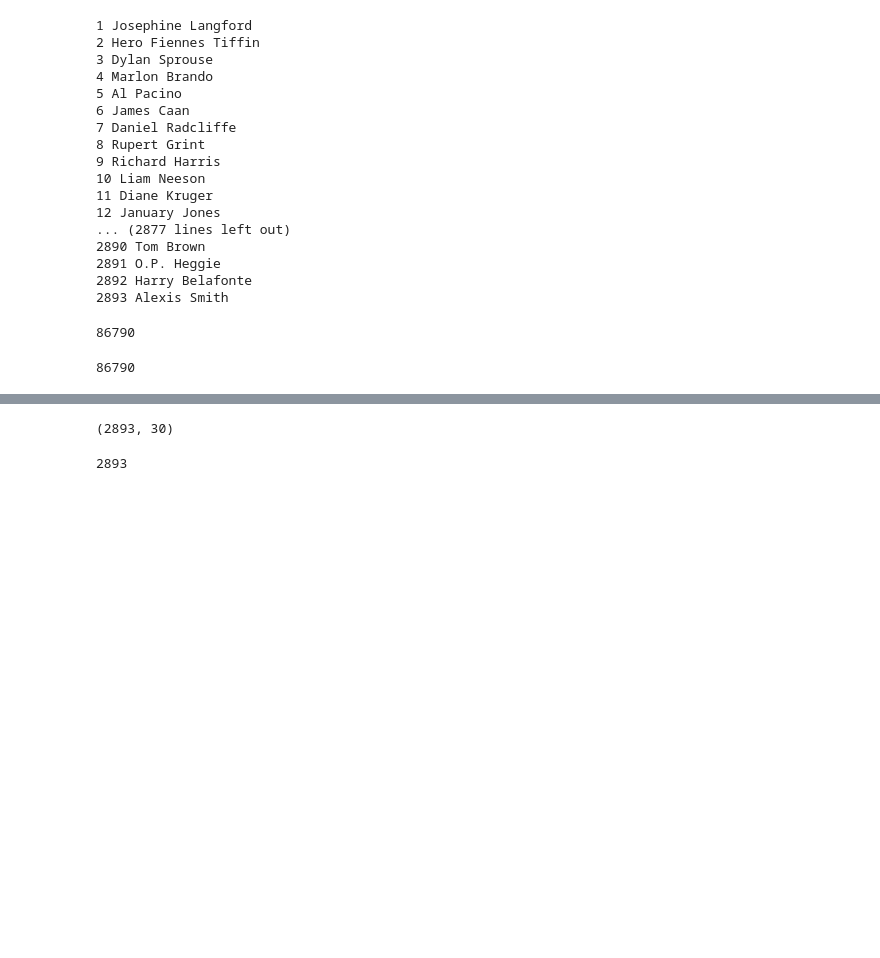
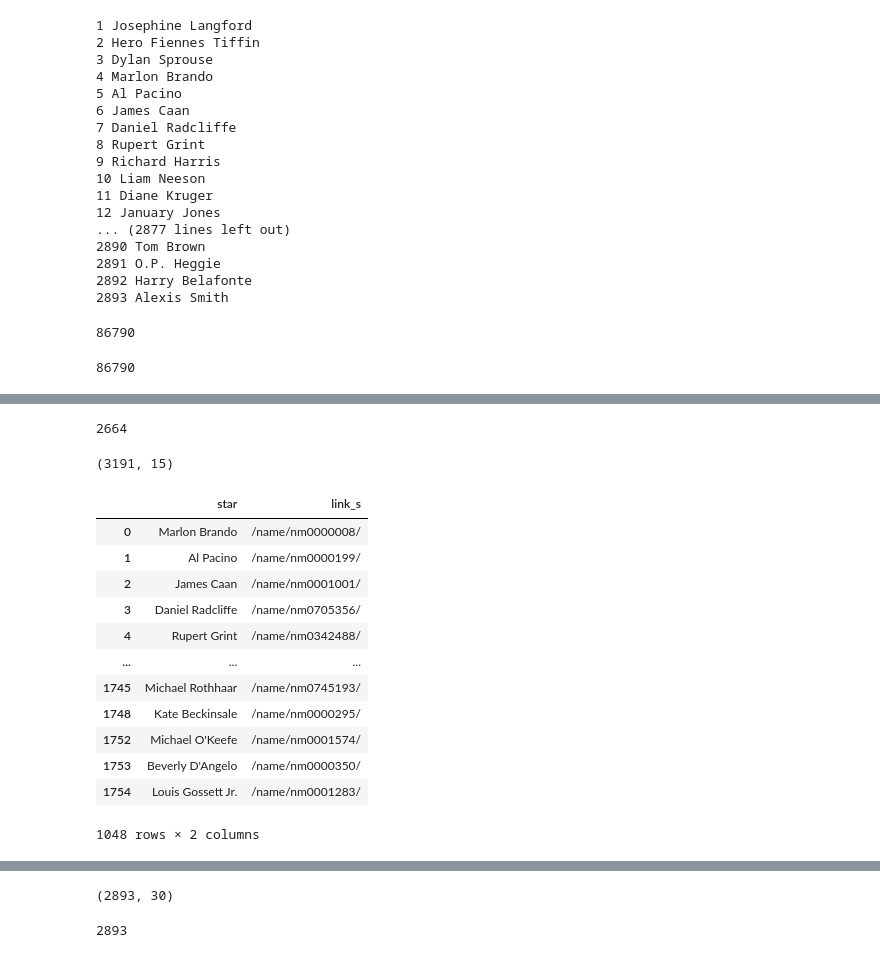
Before and after one commit to katiehuang1221/Predict-Revenue-Of-Movie-Adaptation, a Jupyter notebook: notebooks/imdb_actor_practice.ipynb, the cells around one changed output, grey strips where cells are left out. Saved outputs shown, nothing was run; the diff lists cells and outputs as text; code cells hidden in the pictures; blank space fills up the shorter version.

Commit message:
Update in imdb_actor_practice. Need to create new actor_film_data.

```diff
--- a/notebooks/imdb_actor_practice.ipynb
+++ b/notebooks/imdb_actor_practice.ipynb
@@ -437,0 +441,8 @@ actor_df.to_pickle('../dump/actor_correct_data')
+# %%
+actor_film_data_incomplete.title.nunique()
+# %% [output]
+2664
+# %%
+actor_film_data_incomplete.shape
+# %% [output]
+(3191, 15)
@@ -437,0 +451,20 @@ actor_df.to_pickle('../dump/actor_correct_data')
+# %%
+# Since there's not much time
+# Will just scrape for the 1000+ actors from 580+ movies
+actor_link_dict = pd.read_pickle('../dump/actor_link_dict')
+# %%
+actor_link_dict
+# %% [output]
+|  | star | link_s |
+| 0 | Marlon Brando | /name/nm0000008/ |
+| 1 | Al Pacino | /name/nm0000199/ |
+| 2 | James Caan | /name/nm0001001/ |
+| 3 | Daniel Radcliffe | /name/nm0705356/ |
+| 4 | Rupert Grint | /name/nm0342488/ |
+| ... | ... | ... |
+| 1745 | Michael Rothhaar | /name/nm0745193/ |
+| 1748 | Kate Beckinsale | /name/nm0000295/ |
+| 1752 | Michael O'Keefe | /name/nm0001574/ |
+| 1753 | Beverly D'Angelo | /name/nm0000350/ |
+| 1754 | Louis Gossett Jr. | /name/nm0001283/ |
+1048 rows × 2 columns
```
Also changed, not shown: parts of 4 cells of this notebook, 2 other files.
